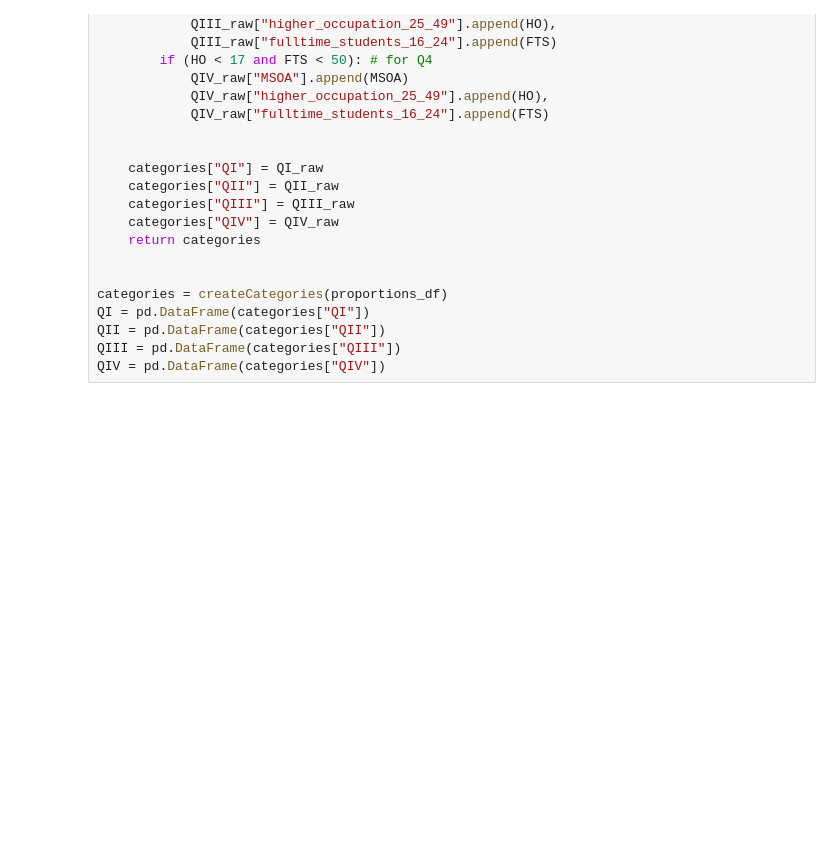
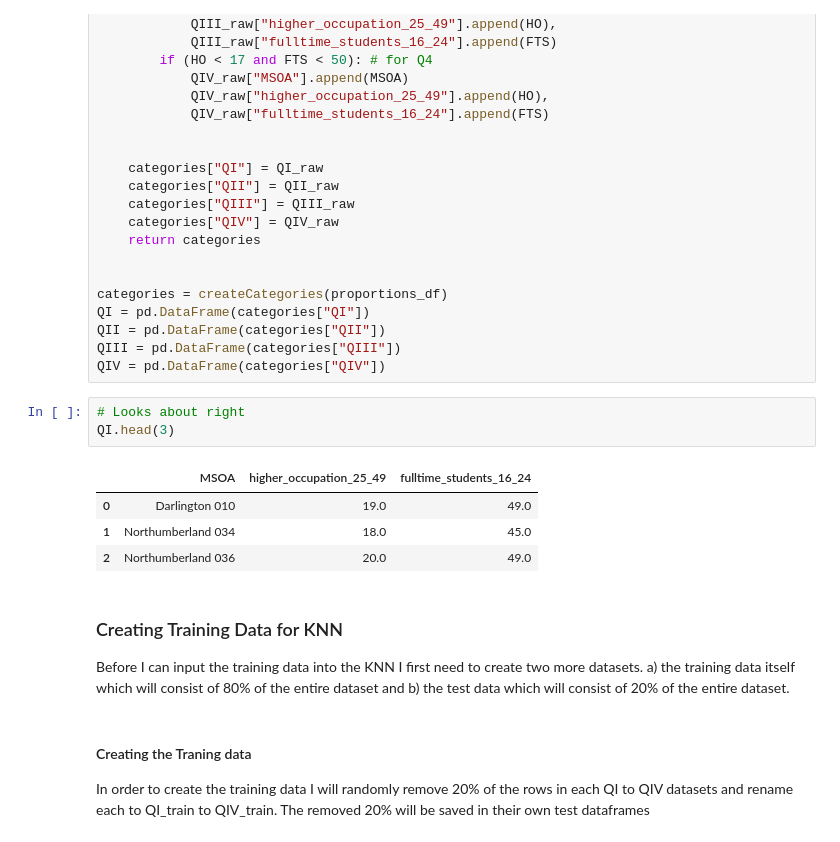
Before and after one commit to HamedPour/TM351_EMA, a Jupyter notebook: EMA_nootbook.ipynb, the cells around one changed output. Drawn from its saved outputs; the diff is of its cells as text; blank space fills up the shorter version.

```diff
--- a/EMA_nootbook.ipynb
+++ b/EMA_nootbook.ipynb
@@ -366,3 +367,19 @@ QI = pd.DataFrame(categories["QI"])
 QII = pd.DataFrame(categories["QII"])
 QIII = pd.DataFrame(categories["QIII"])
 QIV = pd.DataFrame(categories["QIV"])
+# %%
+# Looks about right
+QI.head(3)
+# %% [output]
+|  | MSOA | higher_occupation_25_49 | fulltime_students_16_24 |
+| 0 | Darlington 010 | 19.0 | 49.0 |
+| 1 | Northumberland 034 | 18.0 | 45.0 |
+| 2 | Northumberland 036 | 20.0 | 49.0 |
+# %% [markdown]
+### Creating Training Data for KNN
+
+Before I can input the training data into the KNN I first need to create two more datasets. a) the training data itself which will consist of 80% of the entire dataset and b) the test data which will consist of 20% of the entire dataset.
+# %% [markdown]
+#### Creating the Traning data
+
+In order to create the training data I will randomly remove 20% of the rows in each QI to QIV datasets and rename each to QI_train to QIV_train. The removed 20% will be saved in their own test dataframes
```
Also changed, not shown: parts of 6 cells of this notebook.
